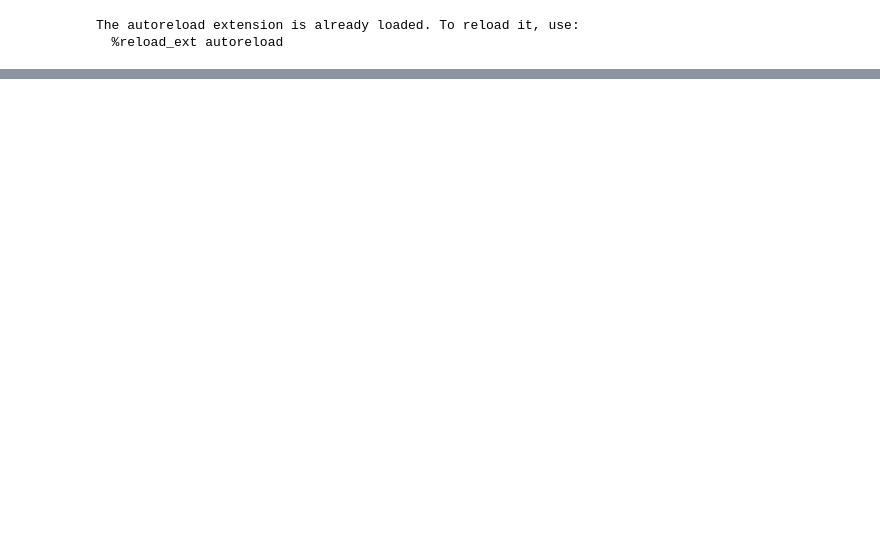
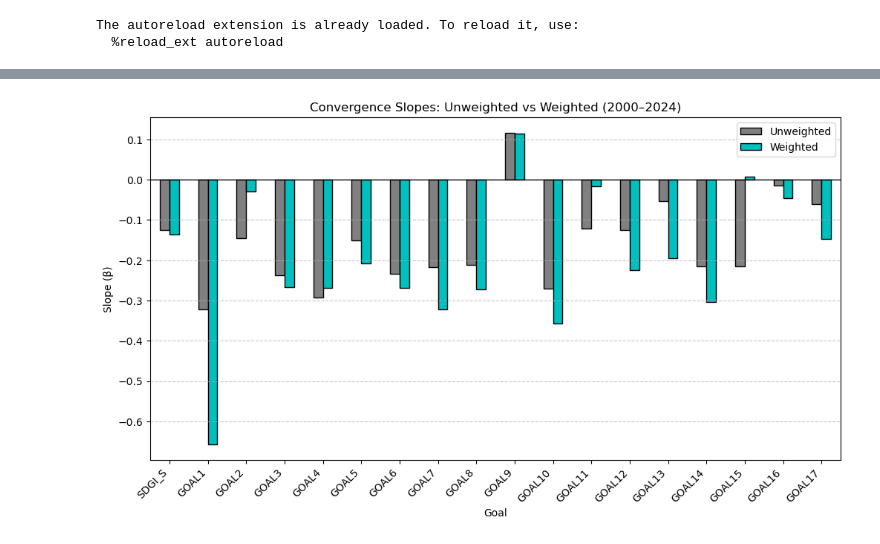
Before and after one commit to gqh814/FN, a Jupyter notebook: code/kode.ipynb, the cells around one changed output, grey strips where cells are left out. Cells and saved outputs as stored; diff of their text form; code cells hidden in the pictures; blank space fills up the shorter version.

```diff
--- a/code/kode.ipynb
+++ b/code/kode.ipynb
@@ -117,0 +140,28 @@ for g in goals:
+# %%
+# --- Compute slopes for all goals ---
+goal_cols = ["sdgi_s"] + [c for c in summary.columns if c.startswith("goal") and c.endswith("_start")]
+
+results = []
+for col in goal_cols:
+    goal = col.replace("_start", "")
+    m_unw, m_w = compute_fit(summary, goal=goal)
+    results.append({"Goal": goal.upper(), "Unweighted": m_unw, "Weighted": m_w})
+
+df_results = pd.DataFrame(results).set_index("Goal")
+
+# --- Plot comparison ---
+ax = df_results.plot(
+    kind="bar",
+    figsize=(12,6),
+    color=["grey", "c"],      # unweighted = black, weighted = cyan
+    edgecolor="black"
+)
+ax.axhline(0, color="black", linewidth=1)
+
+plt.ylabel("Slope (β)")
+plt.title("Convergence Slopes: Unweighted vs Weighted (2000–2024)")
+plt.xticks(rotation=45, ha="right")
+plt.grid(axis="y", linestyle="--", alpha=0.7)
+plt.show()
+# %% [output]
+[figure, added]
```
Also changed, not shown: parts of 14 cells of this notebook, 1 other file.
